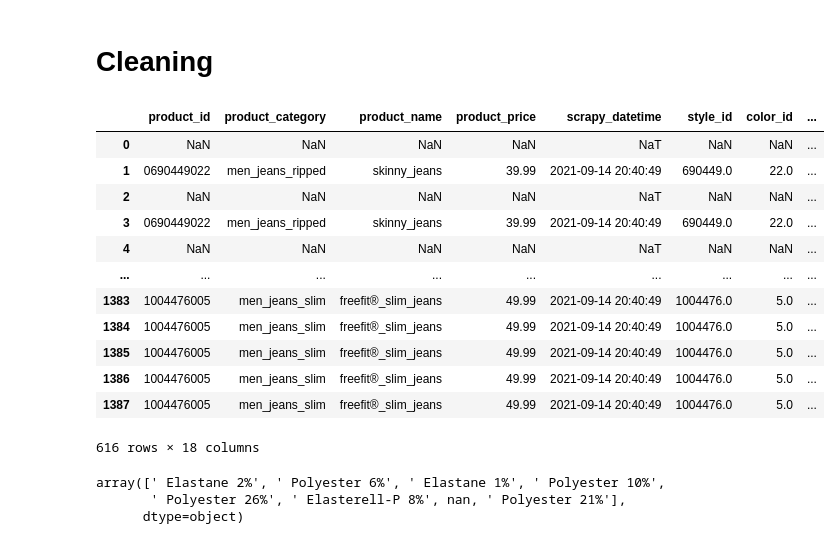
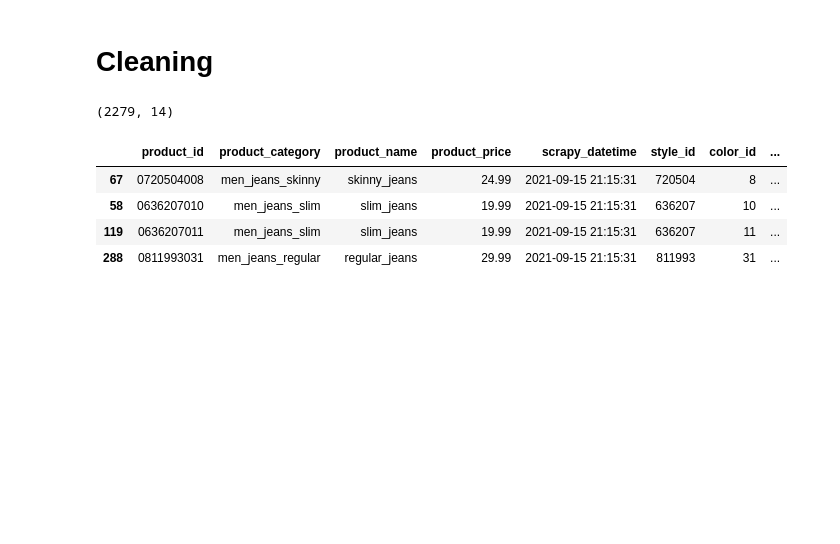
Before and after one commit to HenriqueCR1291/star_jeans, a Jupyter notebook: m01_star_jeans.ipynb, the cells around one changed output. Cells and saved outputs as stored; diff of their text form; code cells hidden in the pictures; blank space fills up the shorter version.

```diff
--- a/m01_star_jeans.ipynb
+++ b/m01_star_jeans.ipynb
@@ -144,7 +144,7 @@ import re
 url = 'https://www2.hm.com/en_us/men/products/jeans.html'
 
 headers = {'User-Agent': 'Mozilla/5.0 (Windows NT 10.0; Win64; x64) AppleWebKit/537.36 (KHTML, like Gecko) Chrome/80.0.3987.149 Safari/537.36'}
-page = requests.get (url, headers=headers)
+page = requests.get (url2, headers=headers)
 
 soup = BeautifulSoup (page.text, 'html.parser')
 # %%
@@ -379,46 +407,6 @@ data = data[~data['Composition'].str.contains('Lining:', na=False)]
 data = data[~data['Composition'].str.contains('Shell:', na=False)]
 data = data[~data['Composition'].str.contains('Pocket:', na=False)]
 
-#break composition by comma
-df1 = data['Composition'].str.split(',', expand=True)
-#data = data.drop(columns=['Size', 'Fit', 'Composition'], axis=1)
-
-#cotton | polyester | elastane | elasterell
-df_ref = pd.DataFrame(index=np.arange(len(data)),  columns=['cotton', 'polyester', 'elastane', 'elasterell'])
-
-#cotton
-df_cotton = df1[0]
-df_cotton.name = 'cotton'
-
-df_ref = pd.concat([df_ref, df_cotton], axis=1)
-df_ref = df_ref.iloc[:, ~df_ref.columns.duplicated(keep='last')]
-
-#polyester
-df_polyester = df1.loc[df1[1].str.contains('Polyester', na=True),1]
-df_polyester.name = 'polyester'
-
-df_ref = pd.concat([df_ref, df_polyester], axis=1)
-df_ref = df_ref.iloc[:, ~df_ref.columns.duplicated(keep='last')]
-
-#elastane
-df_elastane = df1.loc[df1[1].str.contains('Elastane', na=True),1]
-df_elastane.name = 'elastane'
-
-df_ref = pd.concat([df_ref, df_elastane], axis=1)
-df_ref = df_ref.iloc[:, ~df_ref.columns.duplicated(keep='last')]
-
-#elasterell
-df_elasterell = df1.loc[df1[1].str.contains('Elasterell-P', na=True),1]
-df_elasterell.name = 'elastane'
-
-df_ref = pd.concat([df_ref, df_elasterell], axis=1)
-df_ref = df_ref.iloc[:, ~df_ref.columns.duplicated(keep='last')]
-
-#join dfs
-data = pd.concat([data, df_ref], axis=1)
-
-#format composition
-data['cotton'] = data['cotton'].apply(lambda x: int(re.search('\d+', x).group(0))/100 if pd.notnull(x) else x)
-data['elastane'] = data['elastane'].apply(lambda x: int(re.search('\d+', x).group(0))/100 if pd.notnull(x) else x)
-data['polyester'] = data['polyester'].apply(lambda x: int(re.search('\d+', x).group(0))/100 if pd.notnull(x) else x)
-data['elasterell'] = data['elasterell'].apply(lambda x: int(re.search('\d+', x).group(0))/100 if pd.notnull(x) else x)
+data.shape
+# %% [output]
+(2279, 14)
@@ -425,22 +473,8 @@ data['elasterell'] = data['elasterell'].apply(lambda x: int(re.search('\d+', x).
 # %%
-data
+data.sample(4)
 # %% [output]
 |  | product_id | product_category | product_name | product_price | scrapy_datetime | style_id | color_id | ... |
-| 0 | NaN | NaN | NaN | NaN | NaT | NaN | NaN | ... |
-| 1 | 0690449022 | men_jeans_ripped | skinny_jeans | 39.99 | 2021-09-14 20:40:49 | 690449.0 | 22.0 | ... |
-| 2 | NaN | NaN | NaN | NaN | NaT | NaN | NaN | ... |
-| 3 | 0690449022 | men_jeans_ripped | skinny_jeans | 39.99 | 2021-09-14 20:40:49 | 690449.0 | 22.0 | ... |
-| 4 | NaN | NaN | NaN | NaN | NaT | NaN | NaN | ... |
-| ... | ... | ... | ... | ... | ... | ... | ... | ... |
-| 1383 | 1004476005 | men_jeans_slim | freefit®_slim_jeans | 49.99 | 2021-09-14 20:40:49 | 1004476.0 | 5.0 | ... |
-| 1384 | 1004476005 | men_jeans_slim | freefit®_slim_jeans | 49.99 | 2021-09-14 20:40:49 | 1004476.0 | 5.0 | ... |
-| 1385 | 1004476005 | men_jeans_slim | freefit®_slim_jeans | 49.99 | 2021-09-14 20:40:49 | 1004476.0 | 5.0 | ... |
-| 1386 | 1004476005 | men_jeans_slim | freefit®_slim_jeans | 49.99 | 2021-09-14 20:40:49 | 1004476.0 | 5.0 | ... |
-| 1387 | 1004476005 | men_jeans_slim | freefit®_slim_jeans | 49.99 | 2021-09-14 20:40:49 | 1004476.0 | 5.0 | ... |
+| 67 | 0720504008 | men_jeans_skinny | skinny_jeans | 24.99 | 2021-09-15 21:15:31 | 720504 | 8 | ... |
+| 58 | 0636207010 | men_jeans_slim | slim_jeans | 19.99 | 2021-09-15 21:15:31 | 636207 | 10 | ... |
+| 119 | 0636207011 | men_jeans_slim | slim_jeans | 19.99 | 2021-09-15 21:15:31 | 636207 | 11 | ... |
+| 288 | 0811993031 | men_jeans_regular | regular_jeans | 29.99 | 2021-09-15 21:15:31 | 811993 | 31 | ... |
-616 rows × 18 columns
-# %%
-df1[1].unique()
-# %% [output]
-array([' Elastane 2%', ' Polyester 6%', ' Elastane 1%', ' Polyester 10%',
-       ' Polyester 26%', ' Elasterell-P 8%', nan, ' Polyester 21%'],
-      dtype=object)
```
Also changed, not shown: parts of 7 cells of this notebook.
